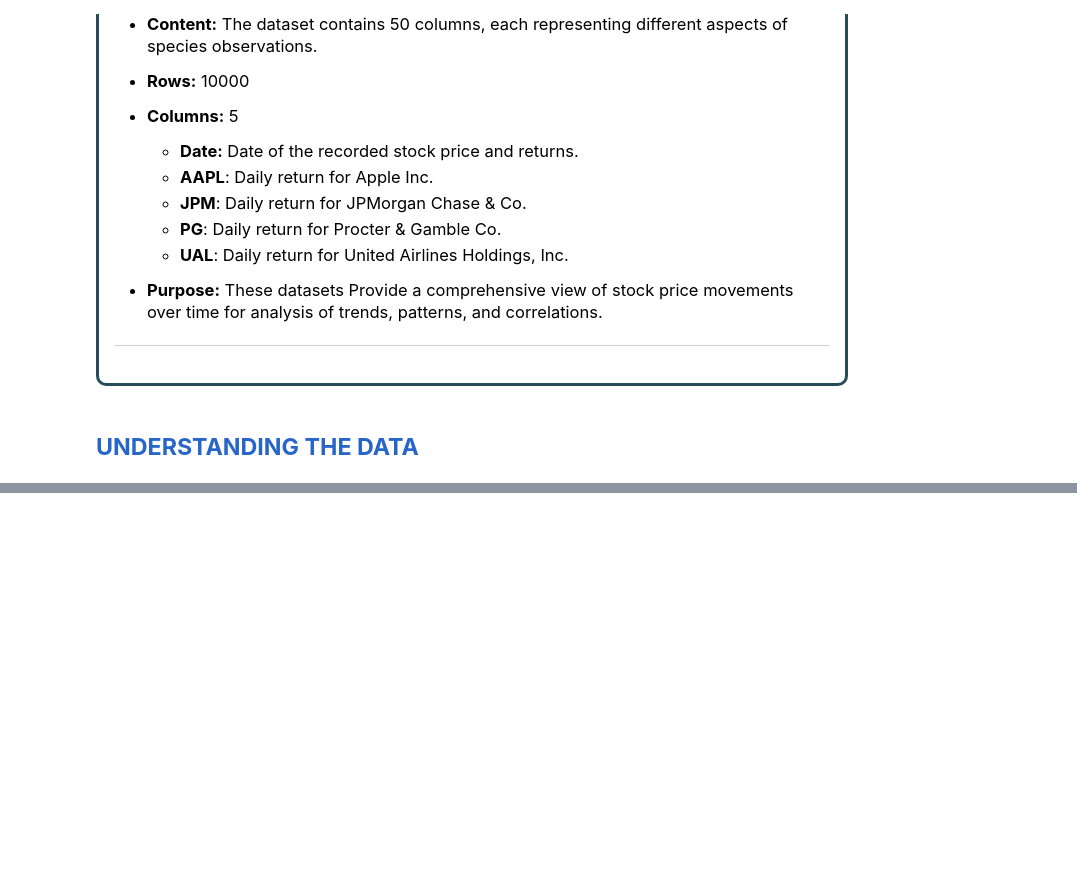
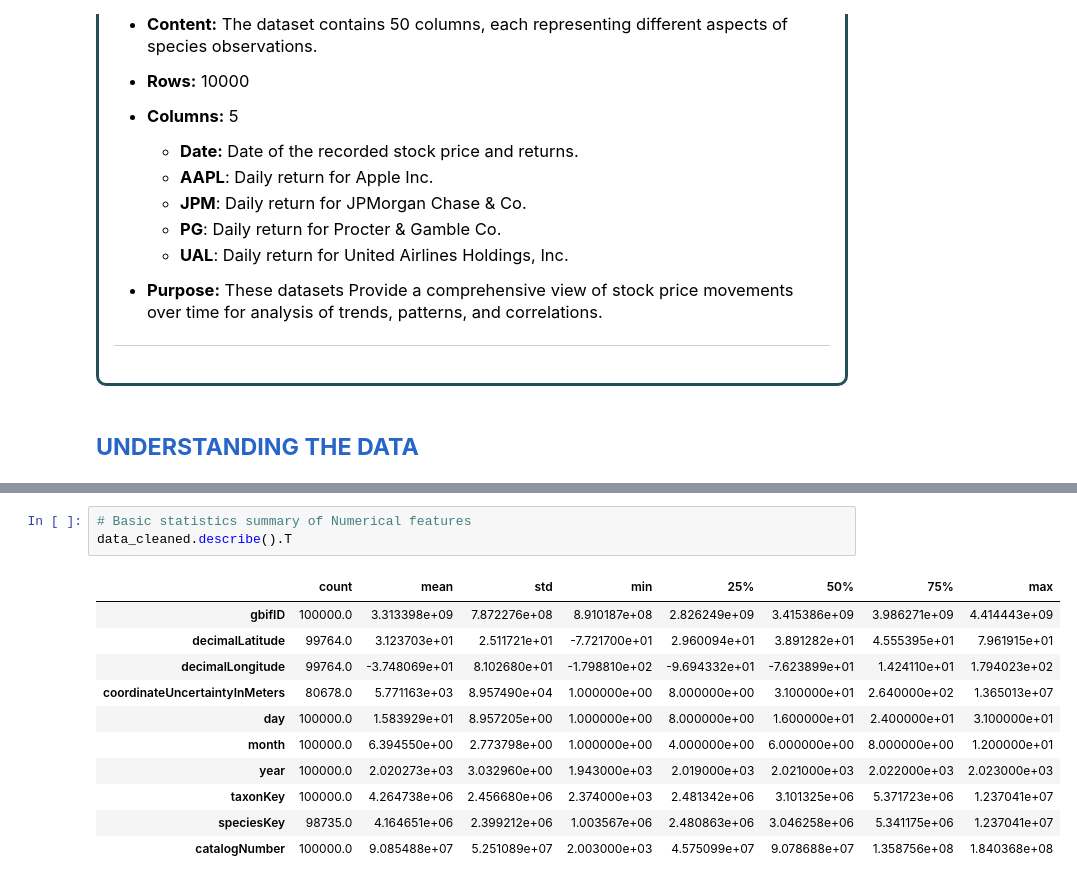
Before and after one commit to AmarjaKumbhar1505/Advance_Python_Programming, a Jupyter notebook: Darwin_Core_EDA.ipynb, the cells around one changed output, grey strips where cells are left out. Drawn from its saved outputs; the diff is of its cells as text; blank space fills up the shorter version.

```diff
--- a/Darwin_Core_EDA.ipynb
+++ b/Darwin_Core_EDA.ipynb
@@ -52,0 +231,15 @@
+# %%
+# Basic statistics summary of Numerical features
+data_cleaned.describe().T
+# %% [output]
+|  | count | mean | std | min | 25% | 50% | 75% | max |
+| gbifID | 100000.0 | 3.313398e+09 | 7.872276e+08 | 8.910187e+08 | 2.826249e+09 | 3.415386e+09 | 3.986271e+09 | 4.414443e+09 |
+| decimalLatitude | 99764.0 | 3.123703e+01 | 2.511721e+01 | -7.721700e+01 | 2.960094e+01 | 3.891282e+01 | 4.555395e+01 | 7.961915e+01 |
+| decimalLongitude | 99764.0 | -3.748069e+01 | 8.102680e+01 | -1.798810e+02 | -9.694332e+01 | -7.623899e+01 | 1.424110e+01 | 1.794023e+02 |
+| coordinateUncertaintyInMeters | 80678.0 | 5.771163e+03 | 8.957490e+04 | 1.000000e+00 | 8.000000e+00 | 3.100000e+01 | 2.640000e+02 | 1.365013e+07 |
+| day | 100000.0 | 1.583929e+01 | 8.957205e+00 | 1.000000e+00 | 8.000000e+00 | 1.600000e+01 | 2.400000e+01 | 3.100000e+01 |
+| month | 100000.0 | 6.394550e+00 | 2.773798e+00 | 1.000000e+00 | 4.000000e+00 | 6.000000e+00 | 8.000000e+00 | 1.200000e+01 |
+| year | 100000.0 | 2.020273e+03 | 3.032960e+00 | 1.943000e+03 | 2.019000e+03 | 2.021000e+03 | 2.022000e+03 | 2.023000e+03 |
+| taxonKey | 100000.0 | 4.264738e+06 | 2.456680e+06 | 2.374000e+03 | 2.481342e+06 | 3.101325e+06 | 5.371723e+06 | 1.237041e+07 |
+| speciesKey | 98735.0 | 4.164651e+06 | 2.399212e+06 | 1.003567e+06 | 2.480863e+06 | 3.046258e+06 | 5.341175e+06 | 1.237041e+07 |
+| catalogNumber | 100000.0 | 9.085488e+07 | 5.251089e+07 | 2.003000e+03 | 4.575099e+07 | 9.078688e+07 | 1.358756e+08 | 1.840368e+08 |
```
Also changed, not shown: parts of 30 cells of this notebook.
